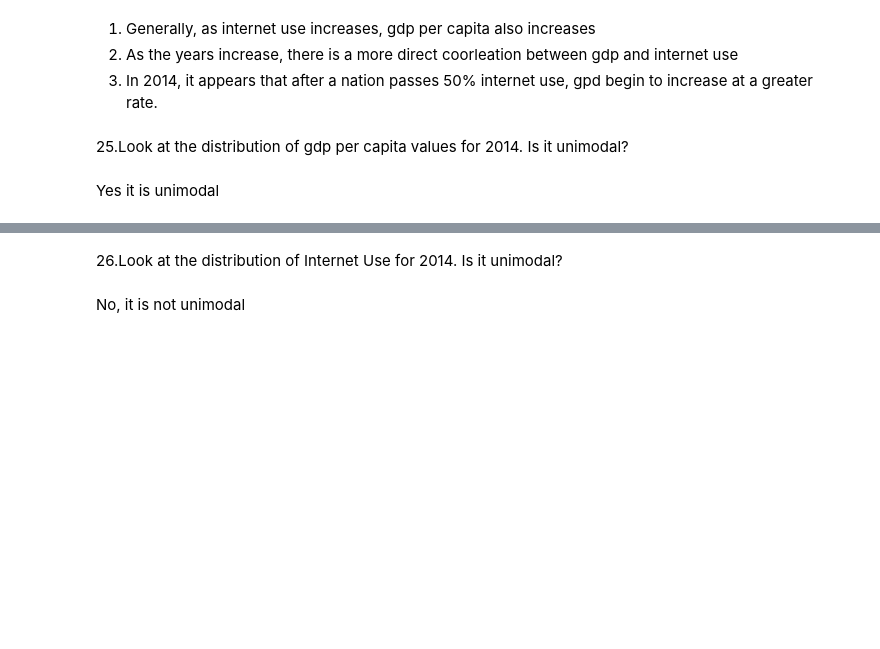
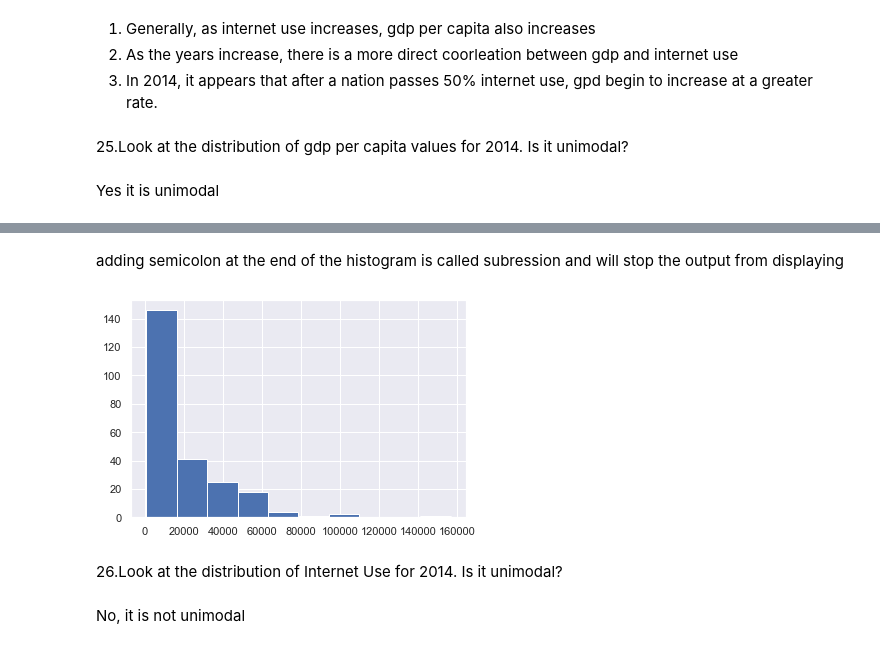
Before and after one commit to ryan-h-maurer/gdp-and-internet-usage-Ryan-Maurer, a Jupyter notebook: notebook/un_gdp_and_internet_usage.ipynb, the cells around one changed output, grey strips where cells are left out. Cells and saved outputs as stored; diff of their text form; code cells hidden in the pictures; blank space fills up the shorter version.

```diff
--- a/notebook/un_gdp_and_internet_usage.ipynb
+++ b/notebook/un_gdp_and_internet_usage.ipynb
@@ -322,3 +348,9 @@ plt.hist(gdp_iu_2014.GDP_Per_Capita)
+# %% [markdown]
+adding semicolon at the end of the histogram is called subression and will stop the output from displaying
+# %%
+plt.hist(gdp_iu_2014.GDP_Per_Capita);
+# %% [output]
+[figure, added]
 # %% [markdown]
 26.Look at the distribution of Internet Use for 2014. Is it unimodal?
 # %% [markdown]
```
Also changed, not shown: parts of 23 cells of this notebook.
